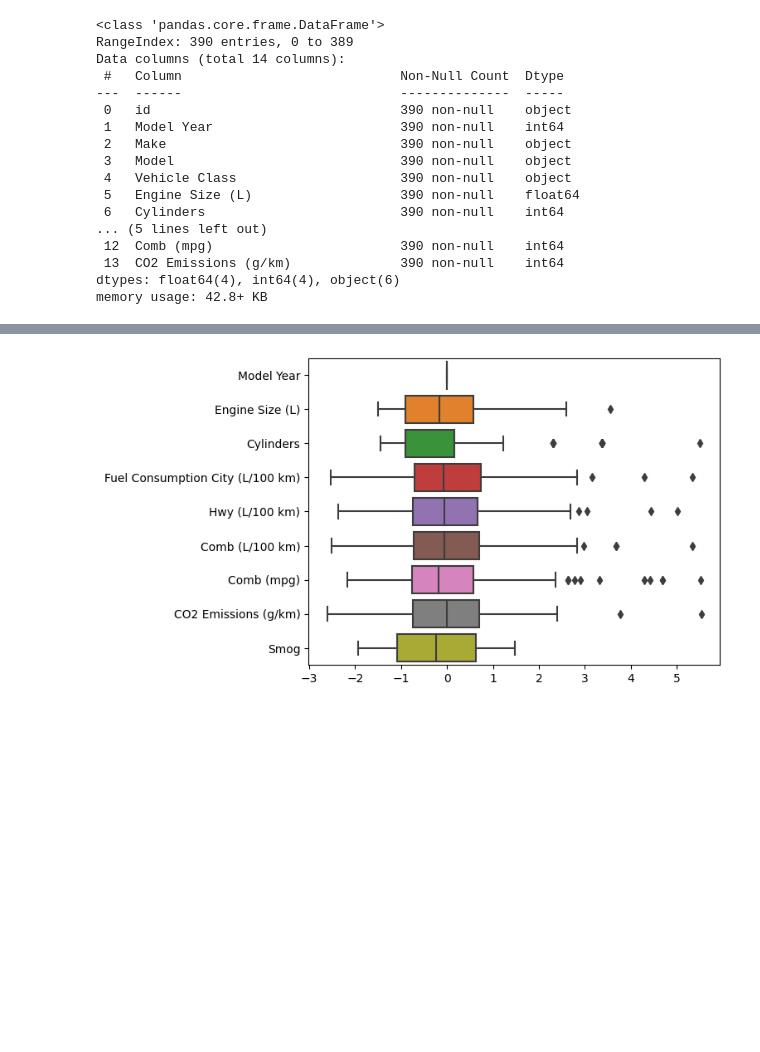
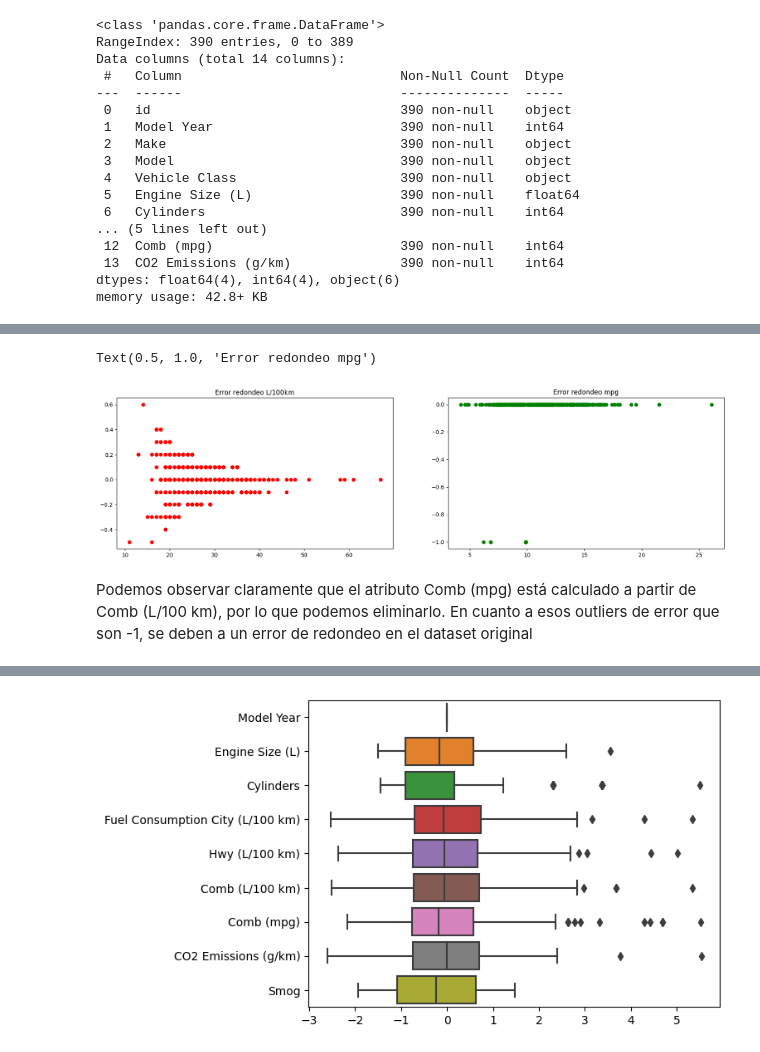
Before and after one commit to Kraslo/APAU_SMOG_PREDICTION_3RDGROUP, a Jupyter notebook: codigo/codigo_andy.ipynb, the cells around one changed output, grey strips where cells are left out. Cells and saved outputs as stored; diff of their text form; code cells hidden in the pictures; blank space fills up the shorter version.

```diff
--- a/codigo/codigo_andy.ipynb
+++ b/codigo/codigo_andy.ipynb
@@ -174,0 +305,18 @@ def outliers(df):
+# %%
+
+error_redonde_km = np.around(282/train['Comb (mpg)'],1) - train['Comb (L/100 km)']
+error_redondeo_mpg = np.around(282/train['Comb (L/100 km)']) - train['Comb (mpg)']
+
+ax, fig = plt.subplots(1,2,figsize=(20,5))
+
+
+fig[0].scatter(train['Comb (mpg)'],error_redonde_km,color='red')
+fig[0].set_title('Error redondeo L/100km')
+
+fig[1].scatter(train['Comb (L/100 km)'],error_redondeo_mpg,color='green')
+fig[1].set_title('Error redondeo mpg')
+# %% [output]
+Text(0.5, 1.0, 'Error redondeo mpg')
+[figure, added]
+# %% [markdown]
+Podemos observar claramente que el atributo Comb (mpg) está calculado a partir de Comb (L/100 km), por lo que podemos eliminarlo. En cuanto a esos outliers de error que son -1, se deben a un error de redondeo en el dataset original
```
Also changed, not shown: parts of 110 cells of this notebook, 4 other files.
